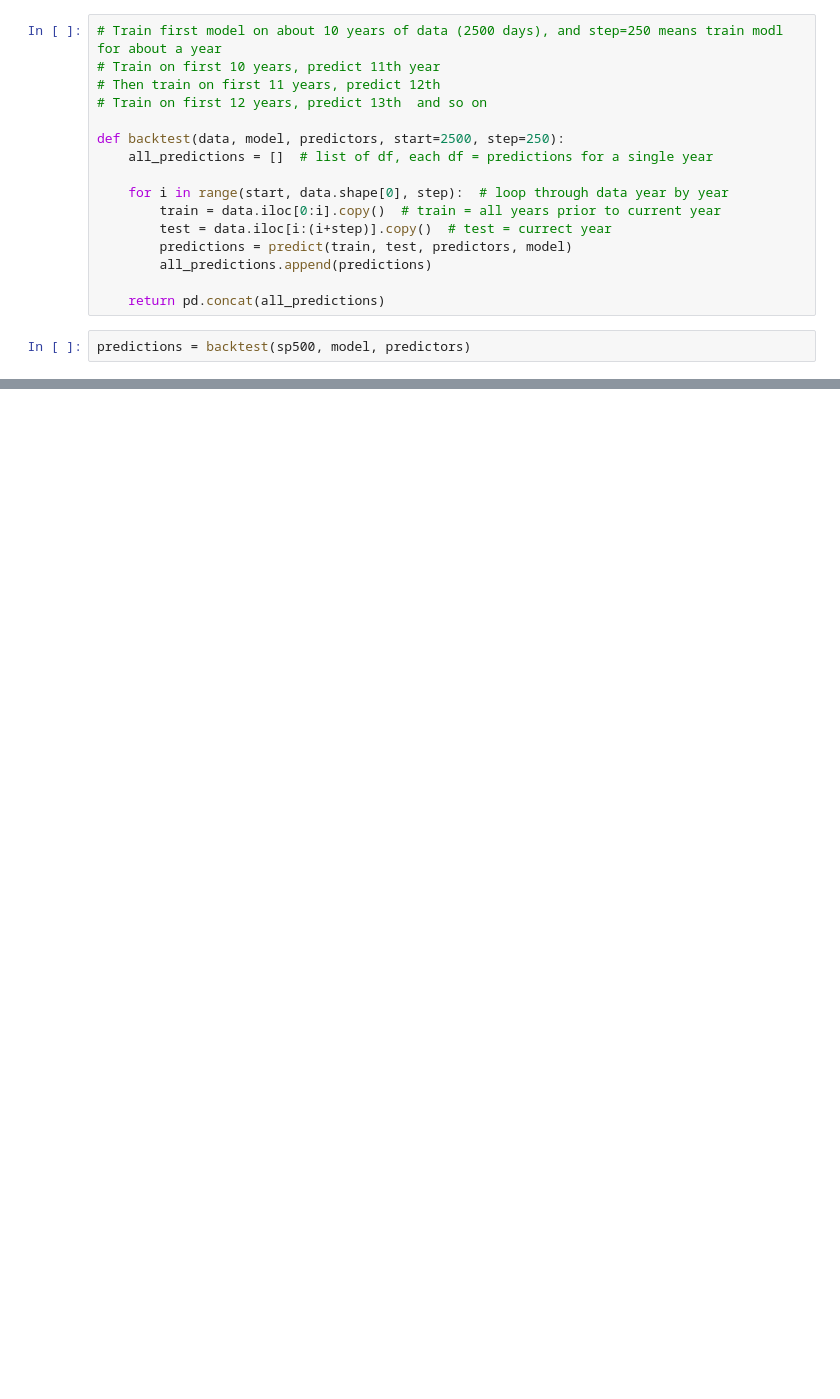
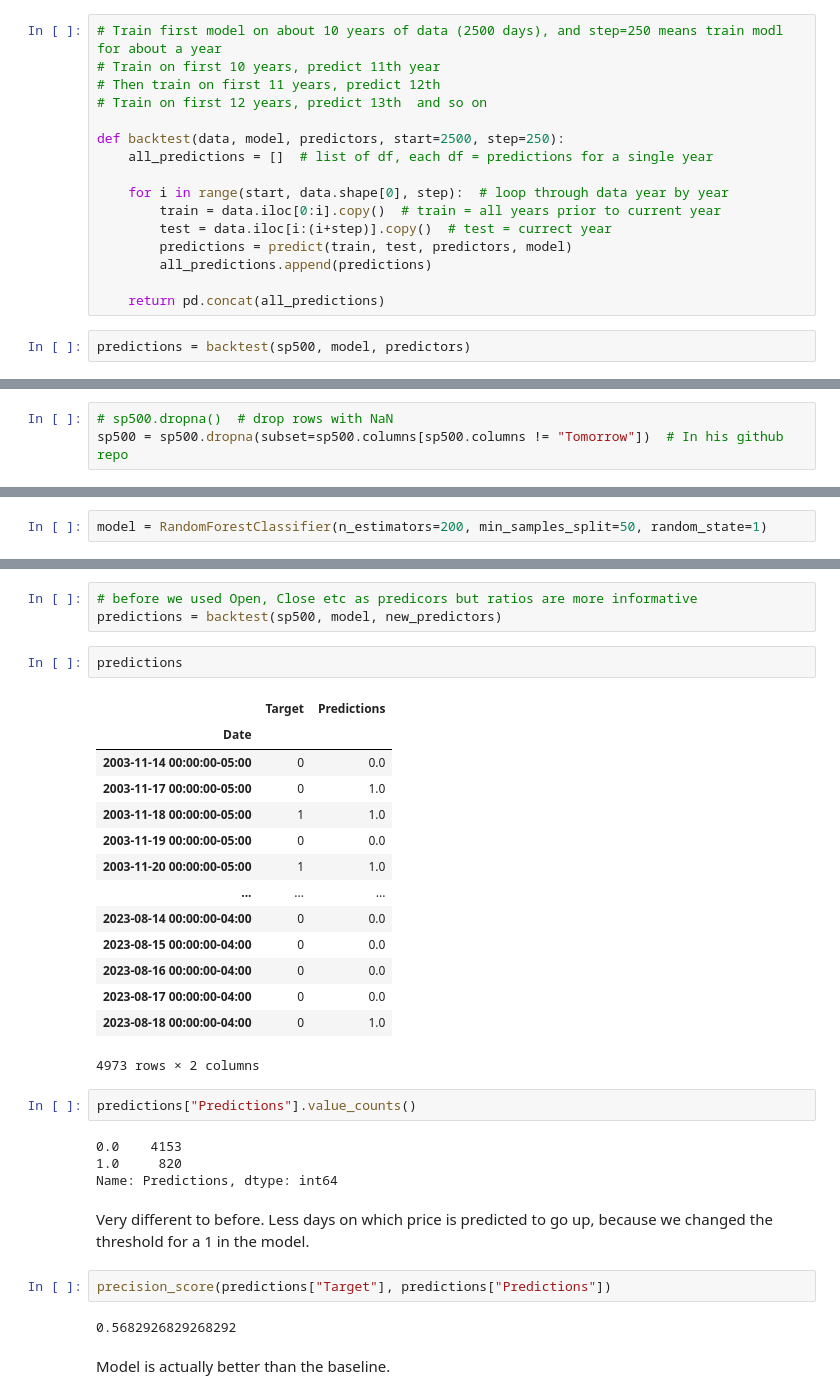
Before and after one commit to elizabethdaly/my-ml-projects, a Jupyter notebook: stock-market-predict/stock-market-predict.ipynb, the cells around one changed output, grey strips where cells are left out. Saved outputs shown, nothing was run; the diff lists cells and outputs as text; blank space fills up the shorter version.

```diff
--- a/stock-market-predict/stock-market-predict.ipynb
+++ b/stock-market-predict/stock-market-predict.ipynb
@@ -204,0 +262,3 @@ predictions = backtest(sp500, model, predictors)
+# %%
+# sp500.dropna()  # drop rows with NaN
+sp500 = sp500.dropna(subset=sp500.columns[sp500.columns != "Tomorrow"])  # In his github repo
@@ -204,0 +267,2 @@ predictions = backtest(sp500, model, predictors)
+# %%
+model = RandomForestClassifier(n_estimators=200, min_samples_split=50, random_state=1)
@@ -204,0 +279,34 @@ predictions = backtest(sp500, model, predictors)
+# %%
+# before we used Open, Close etc as predicors but ratios are more informative
+predictions = backtest(sp500, model, new_predictors)
+# %%
+predictions
+# %% [output]
+|  | Target | Predictions |
+| Date |  |  |
+| 2003-11-14 00:00:00-05:00 | 0 | 0.0 |
+| 2003-11-17 00:00:00-05:00 | 0 | 1.0 |
+| 2003-11-18 00:00:00-05:00 | 1 | 1.0 |
+| 2003-11-19 00:00:00-05:00 | 0 | 0.0 |
+| 2003-11-20 00:00:00-05:00 | 1 | 1.0 |
+| ... | ... | ... |
+| 2023-08-14 00:00:00-04:00 | 0 | 0.0 |
+| 2023-08-15 00:00:00-04:00 | 0 | 0.0 |
+| 2023-08-16 00:00:00-04:00 | 0 | 0.0 |
+| 2023-08-17 00:00:00-04:00 | 0 | 0.0 |
+| 2023-08-18 00:00:00-04:00 | 0 | 1.0 |
+4973 rows × 2 columns
+# %%
+predictions["Predictions"].value_counts()
+# %% [output]
+0.0    4153
+1.0     820
+Name: Predictions, dtype: int64
+# %% [markdown]
+Very different to before. Less days on which price is predicted to go up, because we changed the threshold for a 1 in the model.
+# %%
+precision_score(predictions["Target"], predictions["Predictions"])
+# %% [output]
+0.5682926829268292
+# %% [markdown]
+Model is actually better than the baseline.
```
Also changed, not shown: parts of 12 cells of this notebook.
